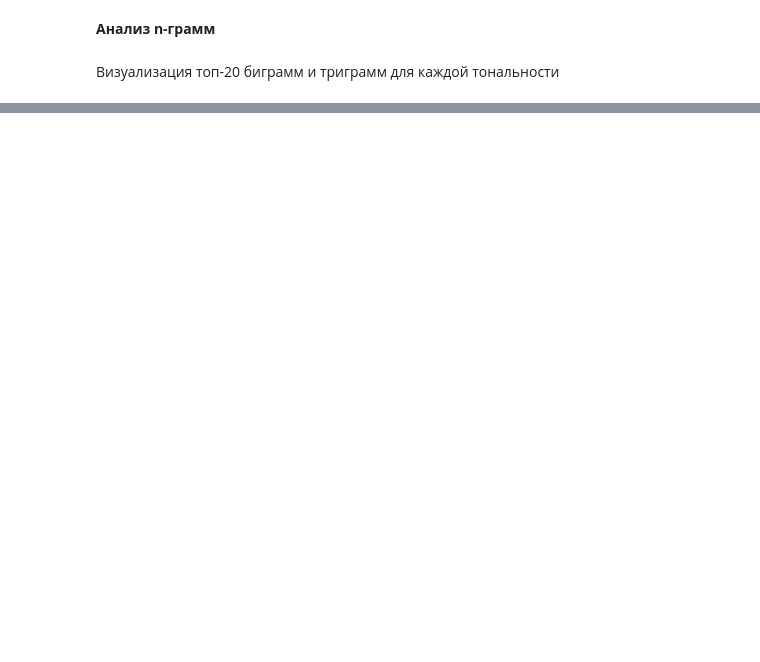
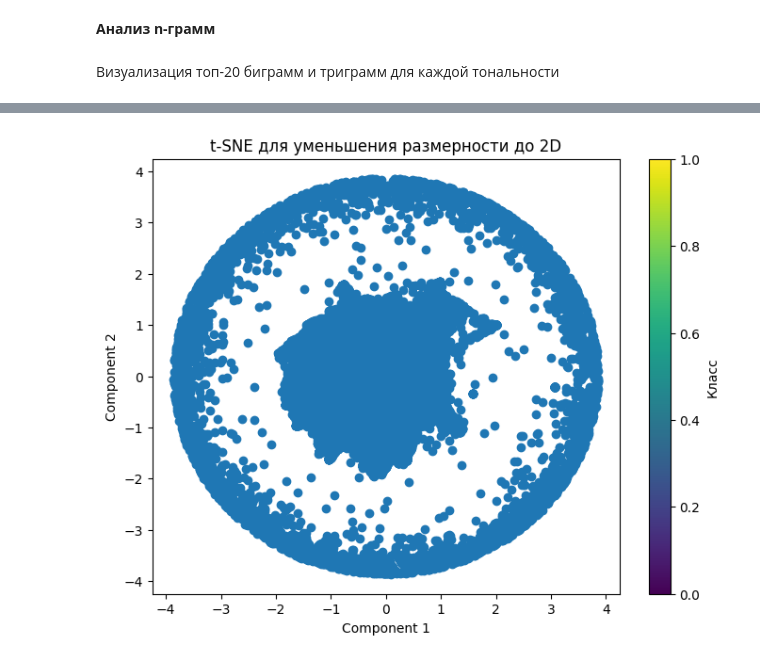
Before and after one commit to sergeiperel/nlp-sentiment-analysis, a Jupyter notebook: eda_vlad.ipynb, the cells around one changed output, grey strips where cells are left out. Drawn from its saved outputs; the diff is of its cells as text; code cells hidden in the pictures; blank space fills up the shorter version.

Commit message:
added regex + tsne

```diff
--- a/eda_vlad.ipynb
+++ b/eda_vlad.ipynb
@@ -265,0 +287,8 @@ plt.xticks(
+# %%
+tfidf_vectorizer = TfidfVectorizer(max_features=500)
+tfidf_matrix = tfidf_vectorizer.fit_transform(df.text).toarray()
+# %%
+%%time
+
+tsne = TSNE(n_components=2, random_state=42, perplexity=30, n_iter=300)
+tsne_result = tsne.fit_transform(tfidf_matrix)
@@ -265,0 +298,13 @@ plt.xticks(
+# %%
+tsne_df = pd.DataFrame(tsne_result, columns=['Component 1', 'Component 2'])
+
+# Визуализация результата
+plt.figure(figsize=(8, 6))
+plt.scatter(tsne_df['Component 1'], tsne_df['Component 2'])
+plt.colorbar(label='Класс')
+plt.xlabel('Component 1')
+plt.ylabel('Component 2')
+plt.title('t-SNE для уменьшения размерности до 2D')
+plt.show()
+# %% [output]
+[figure, added]
```
Also changed, not shown: parts of 22 cells of this notebook.
